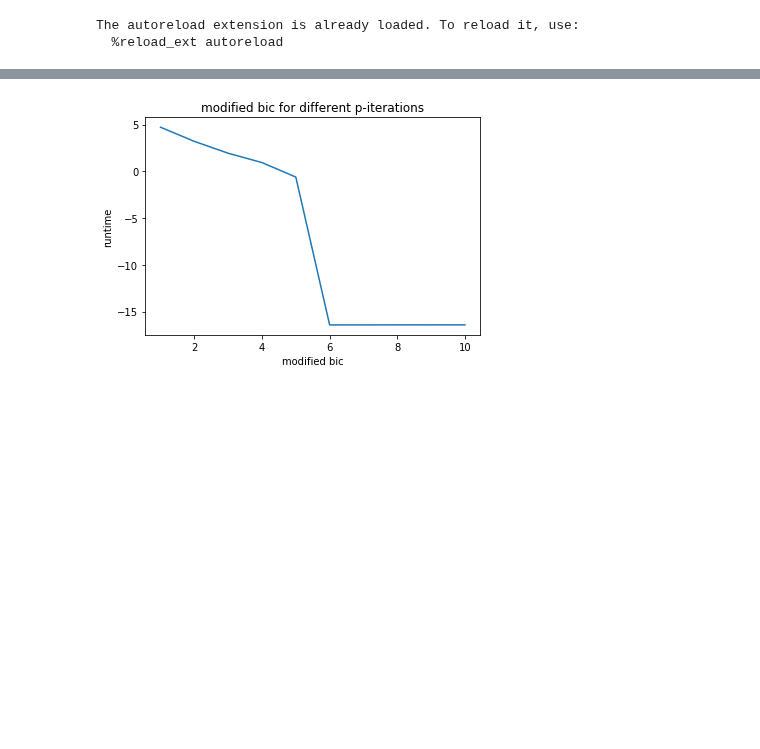
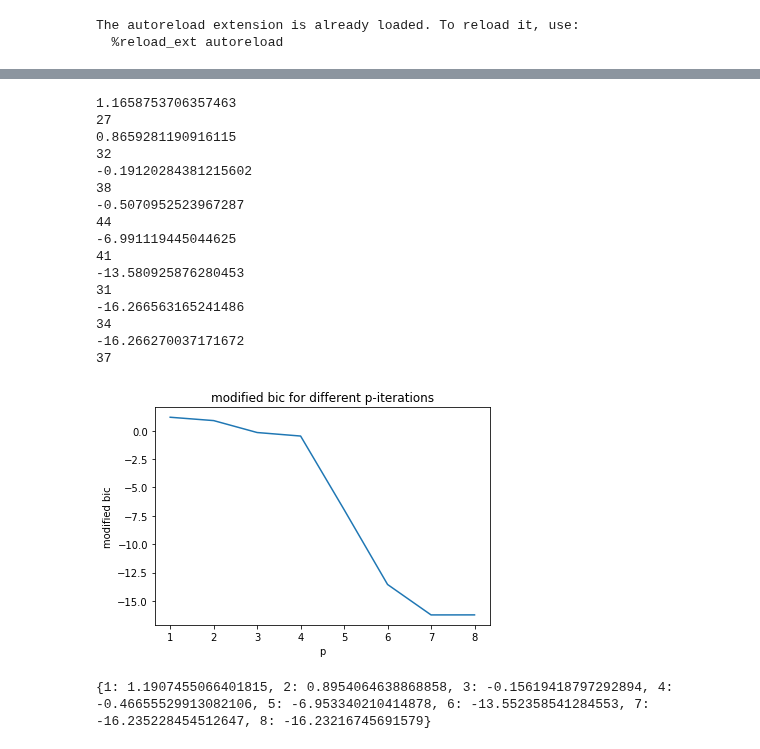
Before and after one commit to danthe96/CIoTS, a Jupyter notebook: single_incremental_experiment_bic.ipynb, the cells around one changed output, grey strips where cells are left out. Saved outputs shown, nothing was run; the diff lists cells and outputs as text; code cells hidden in the pictures; blank space fills up the shorter version.

```diff
--- a/single_incremental_experiment_bic.ipynb
+++ b/single_incremental_experiment_bic.ipynb
@@ -96,15 +94,35 @@ plt.show()
 # %%
 modified_bic = {}
 for p, g in graphs.items():
     model = VAR(p)
     mapping, matrix = transform_ts(ts, p)
     model.fit_from_graph(3, matrix, g, mapping)
     free_params = len(g.nodes())+len(g.edges())
+    print(model._log_likelihood())
+    print(free_params)
     modified_bic[p] = model.information_criterion('bic', free_params=free_params)
 plt.title('modified bic for different p-iterations')
-plt.xlabel('modified bic')
-plt.ylabel('runtime')
+plt.ylabel('modified bic')
+plt.xlabel('p')
 plt.plot(list(modified_bic.keys()), list(modified_bic.values()))
 plt.show()
+print(modified_bic)
 # %% [output]
+1.1658753706357463
+27
+0.8659281190916115
+32
+-0.19120284381215602
+38
+-0.5070952523967287
+44
+-6.991119445044625
+41
+-13.580925876280453
+31
+-16.266563165241486
+34
+-16.266270037171672
+37
-[figure, old version]
+[figure, new version]
+{1: 1.1907455066401815, 2: 0.8954064638868858, 3: -0.15619418797292894, 4: -0.46655529913082106, 5: -6.953340210414878, 6: -13.552358541284553, 7: -16.235228454512647, 8: -16.23216745691579}
```
Also changed, not shown: parts of 8 cells of this notebook, 1 other file.
